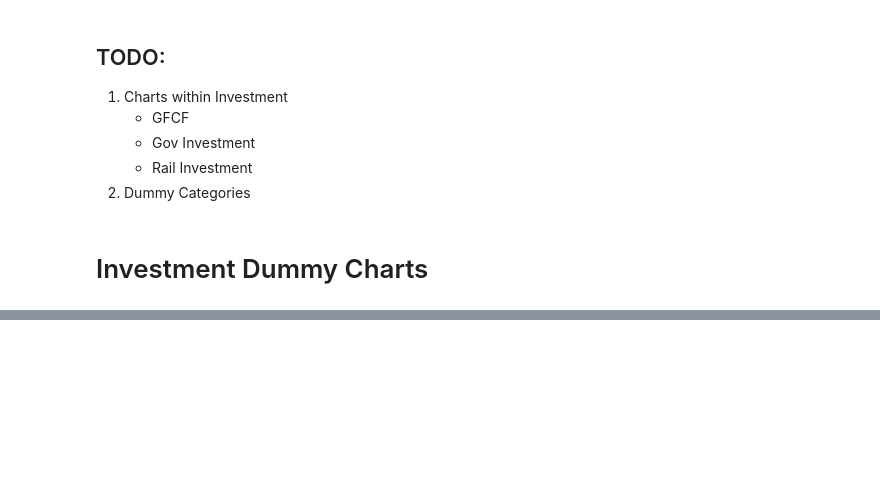
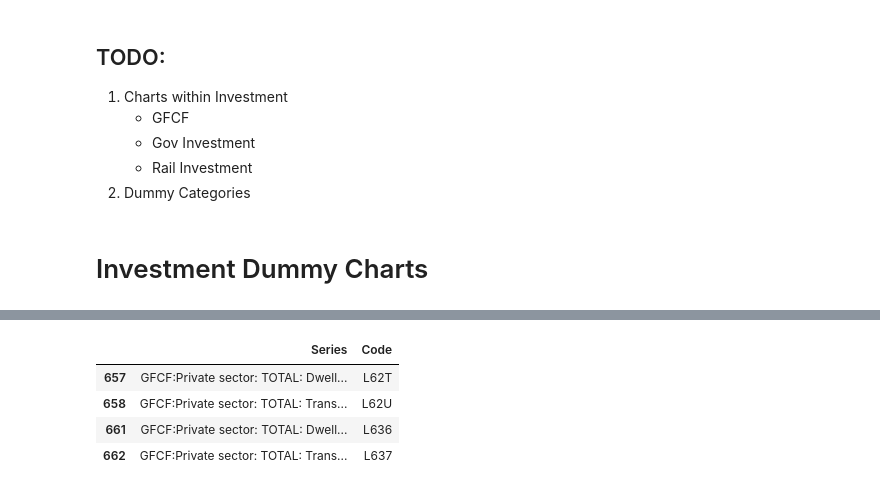
Before and after one commit to FM-ds/GrowthDiagnostics, a Jupyter notebook: Data_Sourcing_Test.ipynb, the cells around one changed output, grey strips where cells are left out. Cells and saved outputs as stored; diff of their text form; code cells hidden in the pictures; blank space fills up the shorter version.

```diff
--- a/Data_Sourcing_Test.ipynb
+++ b/Data_Sourcing_Test.ipynb
@@ -39,0 +22,8 @@ s_df[s_df.Series.str.lower().str.contains('gfcf')]
+# %%
+s_df[s_df.Series.str.startswith("GFCF:Private sector")]
+# %% [output]
+|  | Series | Code |
+| 657 | GFCF:Private sector: TOTAL: Dwell... | L62T |
+| 658 | GFCF:Private sector: TOTAL: Trans... | L62U |
+| 661 | GFCF:Private sector: TOTAL: Dwell... | L636 |
+| 662 | GFCF:Private sector: TOTAL: Trans... | L637 |
```
Also changed, not shown: parts of 24 cells of this notebook, 10 other files.
